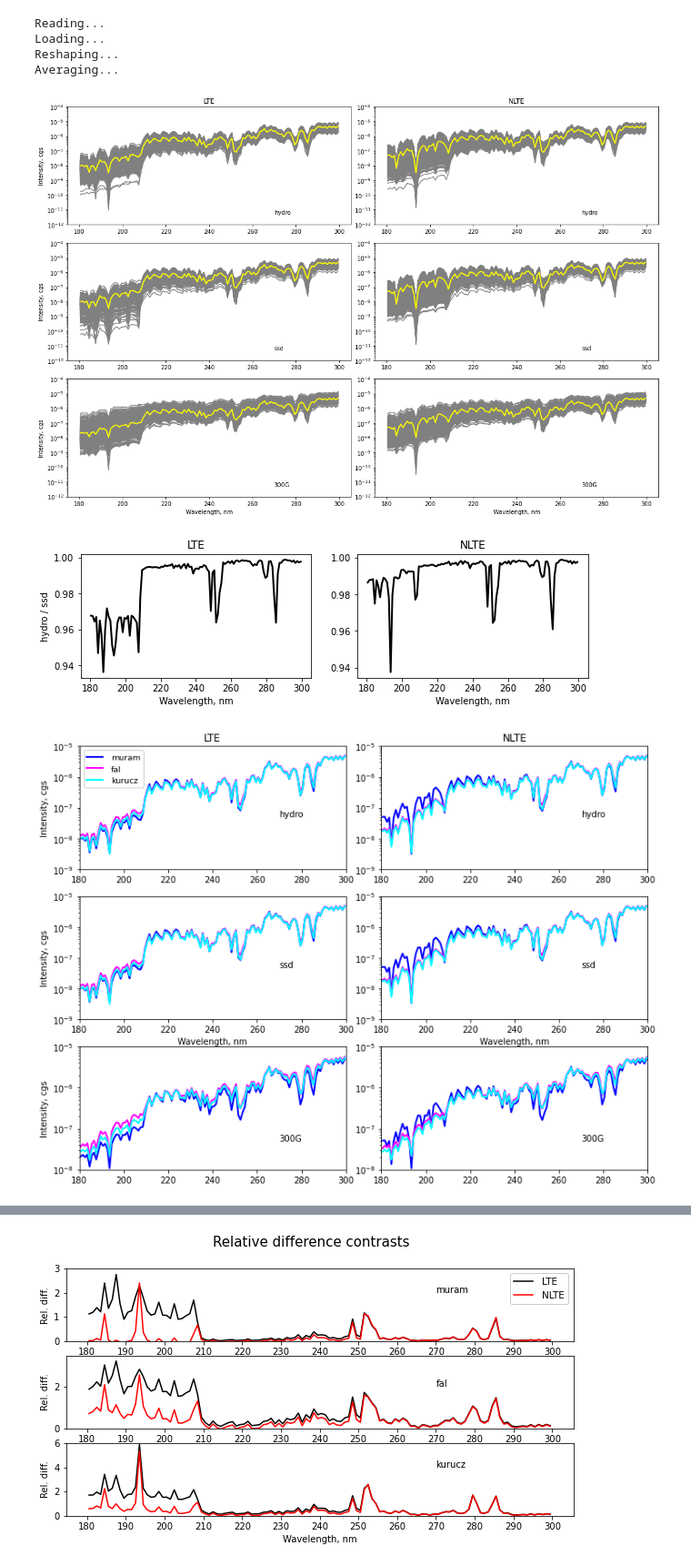
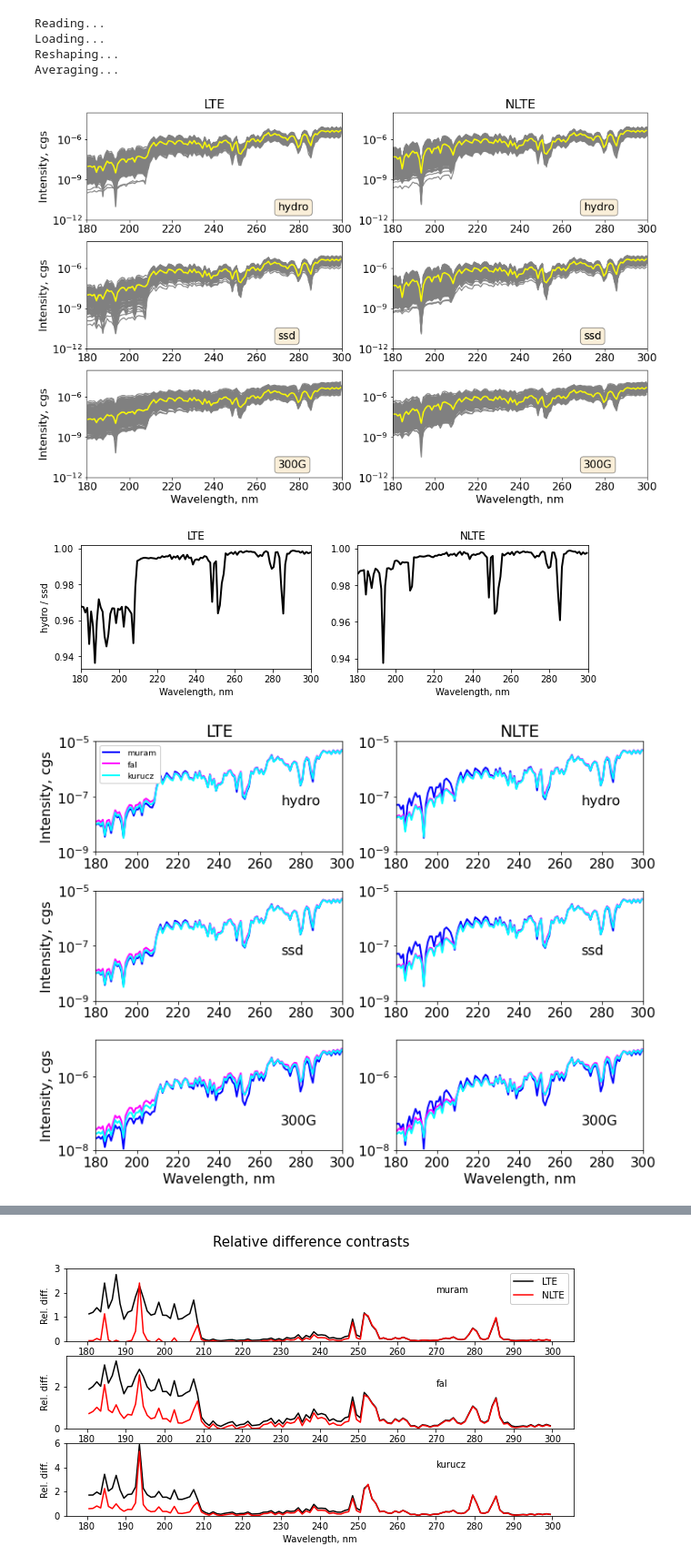
Before and after one commit to rtagirov/1.5D_mac, a Jupyter notebook: muram_spec_cbar.ipynb, the cells around one changed output, grey strips where cells are left out. Shown at 91% size. Saved outputs shown, nothing was run; the diff lists cells and outputs as text; code cells hidden in the pictures.

```diff
--- a/muram_spec_cbar.ipynb
+++ b/muram_spec_cbar.ipynb
@@ -98,7 +98,11 @@ import itertools
 
 fig, ax = plt.subplots(nrows = 3, ncols = 2, figsize = (15, 10))
 
-fig.tight_layout()
+#plt.rcParams.update({'font.size': 22})
+
+plt.rcParams['font.size'] = '16'
+
+#fig.tight_layout()
 
 for i in range(0, ns0l, 400): ax[0, 0].plot(w, I0l[i, :], color = 'gray')
 for i in range(0, ns0n, 400): ax[0, 1].plot(w, I0n[i, :], color = 'gray')
@@ -117,12 +121,14 @@ ax[2, 1].plot(w, I3n_m, linewidth = 2, color = 'yellow')
 ax[0, 0].set_title('LTE')
 ax[0, 1].set_title('NLTE')
 
-ax[0, 0].text(270, 5e-12, 'hydro')
-ax[0, 1].text(270, 5e-12, 'hydro')
-ax[1, 0].text(270, 5e-12, 'ssd')
-ax[1, 1].text(270, 5e-12, 'ssd')
-ax[2, 0].text(270, 5e-12, '300G')
-ax[2, 1].text(270, 5e-12, '300G')
+props = dict(boxstyle='round', facecolor='wheat', alpha=0.5)
+
+ax[0, 0].text(270, 5e-12, 'hydro', bbox = props)
+ax[0, 1].text(270, 5e-12, 'hydro', bbox = props)
+ax[1, 0].text(270, 5e-12, 'ssd', bbox = props)
+ax[1, 1].text(270, 5e-12, 'ssd', bbox = props)
+ax[2, 0].text(270, 5e-12, '300G', bbox = props)
+ax[2, 1].text(270, 5e-12, '300G', bbox = props)
 
 ax[2, 0].set_xlabel('Wavelength, nm')
 ax[2, 1].set_xlabel('Wavelength, nm')
@@ -135,11 +141,13 @@ for i, j in itertools.product(range(3), range(2)):
     ax[i, j].set_yscale('log')
     ax[i, j].set_ylim(1e-12, 1e-4)
 
+    ax[i, j].set_xlim(180, 300)
+
 plt.savefig('allrays.pdf', bbox_inches = 'tight')
 
 plt.show()
 # %% [output]
-[figure, old version]
+[figure, new version]
 # %%
 fig, ax = plt.subplots(nrows = 1, ncols = 2, figsize = (10, 2.5))
 
@@ -153,11 +161,14 @@ ax[0].set_xlabel('Wavelength, nm')
 ax[1].set_xlabel('Wavelength, nm')
 ax[0].set_ylabel('hydro / ssd')
 
+ax[0].set_xlim(180, 300)
+ax[1].set_xlim(180, 300)
+
 plt.savefig('hydro_to_ssd.pdf', bbox_inches = 'tight')
 
 plt.show()
 # %% [output]
-[figure, old version]
+[figure, new version]
 # %%
 fig, ax = plt.subplots(nrows = 3, ncols = 2, figsize = (10, 7.5))
 
@@ -197,39 +208,39 @@ ax[1, 1].text(270, 5e-8, 'ssd')
 ax[2, 0].text(270, 5e-8, '300G')
 ax[2, 1].text(270, 5e-8, '300G')
 
-ax[1, 0].set_xlabel('Wavelength, nm')
-ax[1, 1].set_xlabel('Wavelength, nm')
+ax[2, 0].set_xlabel('Wavelength, nm')
+ax[2, 1].set_xlabel('Wavelength, nm')
 ax[0, 0].set_ylabel('Intensity, cgs')
 ax[1, 0].set_ylabel('Intensity, cgs')
 ax[2, 0].set_ylabel('Intensity, cgs')
 
 for i, j in itertools.product(range(3), range(2)):
 
     ax[i, j].set_yscale('log')
 
 ax[0, 0].set_ylim(1e-9, 1e-5)
 ax[0, 1].set_ylim(1e-9, 1e-5)
 ax[1, 0].set_ylim(1e-9, 1e-5)
 ax[1, 1].set_ylim(1e-9, 1e-5)
 ax[2, 0].set_ylim(1e-8, 1e-5)
 ax[2, 1].set_ylim(1e-8, 1e-5)
 
 #ax[0, 0].set_ylim(1e-9, 6e-6)
 #ax[0, 1].set_ylim(1e-9, 6e-6)
 #ax[1, 0].set_ylim(1e-8, 6e-6)
 #ax[1, 1].set_ylim(1e-8, 6e-6)
 
 ax[0, 0].set_xlim(180, 300)
 ax[0, 1].set_xlim(180, 300)
 ax[1, 0].set_xlim(180, 300)
 ax[1, 1].set_xlim(180, 300)
 ax[2, 0].set_xlim(180, 300)
 ax[2, 1].set_xlim(180, 300)
 
 leg = ax[0, 0].legend(framealpha = 1, loc = 2, handletextpad = 1, prop = {'size': 9.5})
 
 plt.savefig('models_comp.pdf', bbox_inches = 'tight')
 
 plt.show()
 # %% [output]
-[figure, old version]
+[figure, new version]
```
Also changed, not shown: parts of 5 cells of this notebook, 39 other files.
